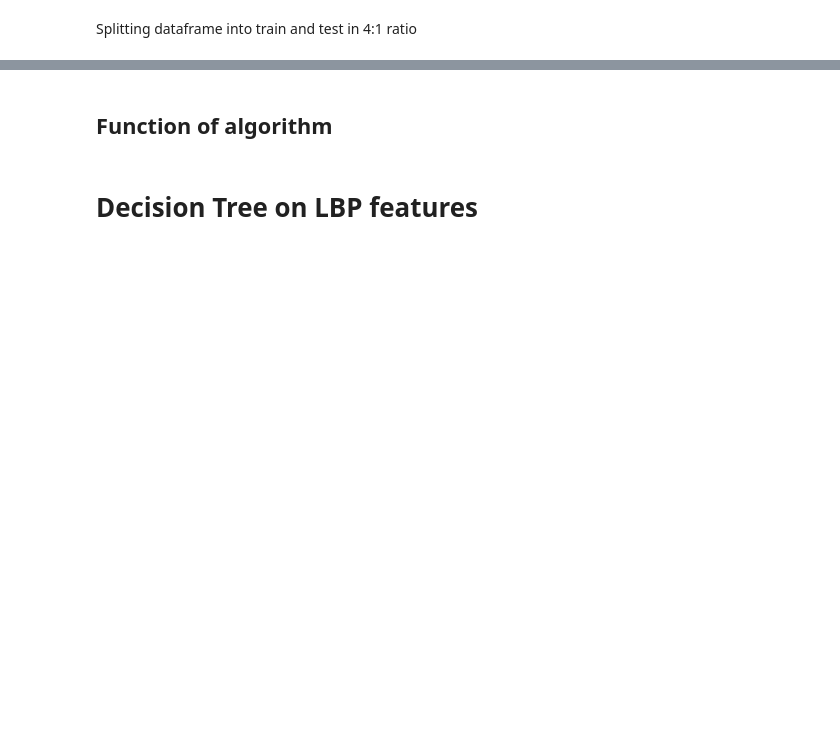
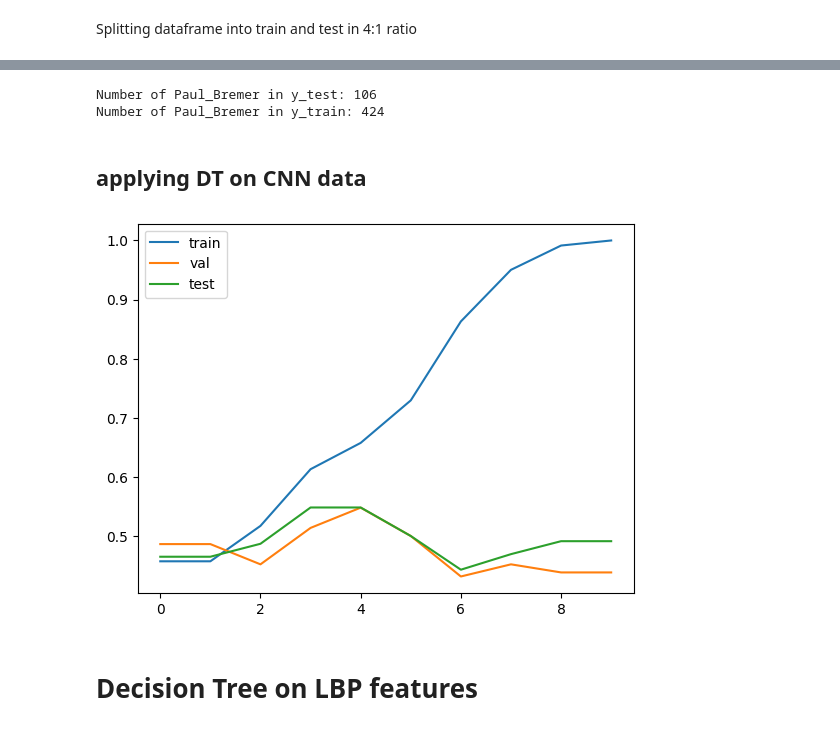
Before and after one commit to AgarwalMayank2/Face_Detection, a Jupyter notebook: applying_ML_algorithms/Decision_Tree_PRMLproj.ipynb, the cells around one changed output, grey strips where cells are left out. Cells and saved outputs as stored; diff of their text form; code cells hidden in the pictures; blank space fills up the shorter version.

```diff
--- a/applying_ML_algorithms/Decision_Tree_PRMLproj.ipynb
+++ b/applying_ML_algorithms/Decision_Tree_PRMLproj.ipynb
@@ -76,2 +177,0 @@ array([[ 1.00377021, -1.19215001,  0.42497173, ..., -0.76173511,
-# %% [markdown]
-## Function of algorithm
@@ -79,0 +178,42 @@ array([[ 1.00377021, -1.19215001,  0.42497173, ..., -0.76173511,
+# %%
+# print number of "Paul_Bremer" in y_test and in y_train
+print(f"Number of Paul_Bremer in y_test: {sum(y_test_CNN == label_encoder.transform(['George_W_Bush'])[0])}")
+print(f"Number of Paul_Bremer in y_train: {sum(y_train_CNN == label_encoder.transform(['George_W_Bush'])[0])}")
+# %% [output]
+Number of Paul_Bremer in y_test: 106
+Number of Paul_Bremer in y_train: 424
+# %% [markdown]
+## applying DT on CNN data
+# %%
+## Task-0: Write code to have 20% of train data to be used as validation set
+# YOUR CODE HERE
+j=int(0.2*len(X_train_CNN))
+X_val_CNN=X_train_CNN[:j]
+y_val_CNN=y_train_CNN[:j]
+X_train_CNN=X_train_CNN[j:]
+y_train_CNN=y_train_CNN[j:]
+#raise NotImplementedError()
+# %%
+train_acc=[]
+val_acc=[]
+test_acc=[]
+for i in range(0,10):
+    tree = DecisionTree(max_depth=i)
+    tree.train(X_train_CNN, y_train_CNN)
+    y_pred_train = predict(tree, X_train_CNN)
+    accuracy_train = np.mean(y_pred_train == y_train_CNN)
+    train_acc.append(accuracy_train)
+    y_pred_val = predict(tree, X_val_CNN)
+    accuracy_val = np.mean(y_pred_val == y_val_CNN)
+    val_acc.append(accuracy_val)
+    y_pred_test = predict(tree, X_test_CNN)
+    accuracy_test = np.mean(y_pred_test == y_test_CNN)
+    test_acc.append(accuracy_test)
+import matplotlib.pyplot as plt
+plt.plot(range(0,10),train_acc,label='train')
+plt.plot(range(0,10),val_acc,label='val')
+plt.plot(range(0,10),test_acc,label='test')
+plt.legend()
+plt.show()
+# %% [output]
+[figure, added]
```
Also changed, not shown: parts of 15 cells of this notebook.
